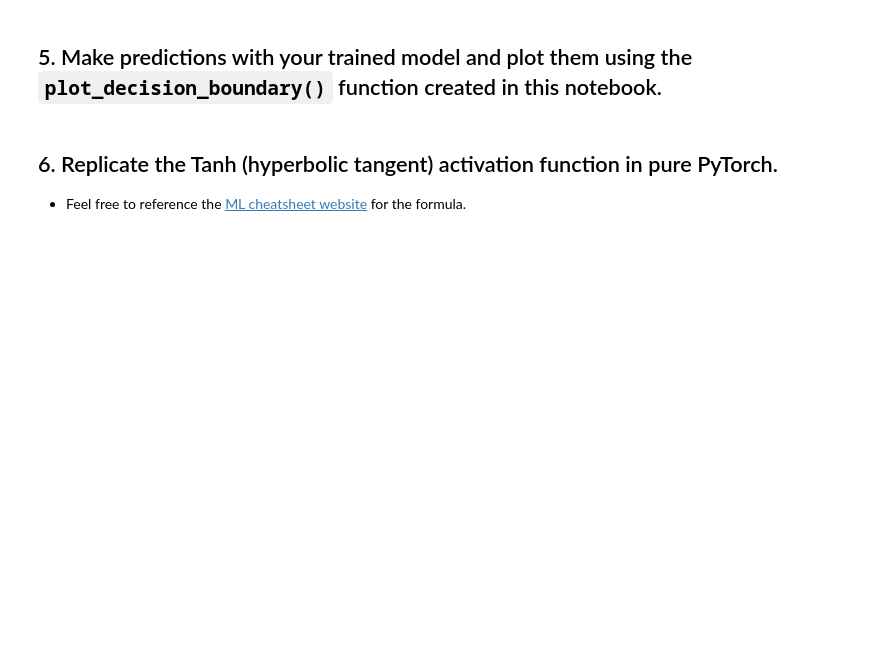
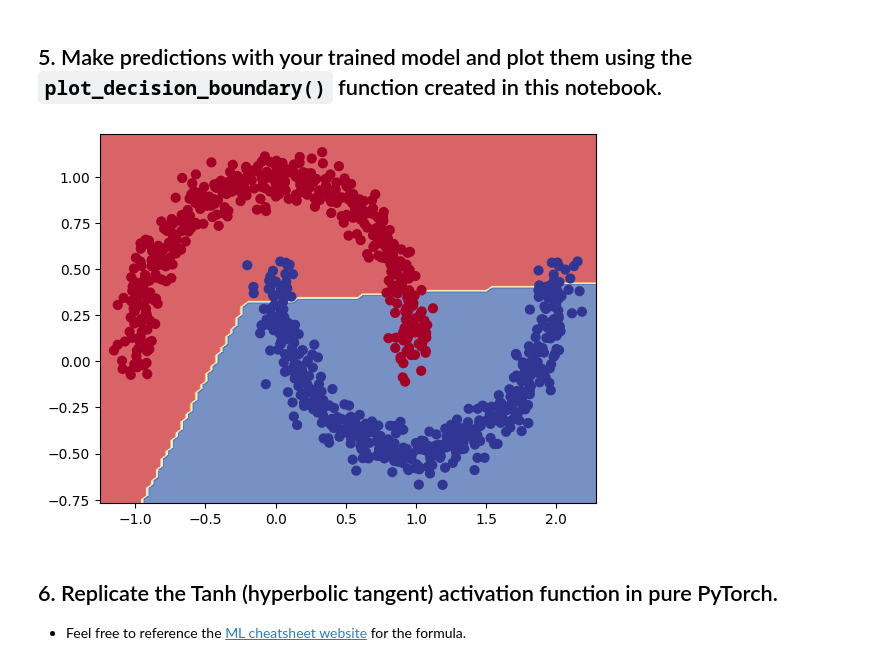
Before and after one commit to Vincent-Tiono/colab_exercise, a Jupyter notebook: extras/exercises/02_pytorch_classification_exercises.ipynb, the cells around one changed output. Saved outputs shown, nothing was run; the diff lists cells and outputs as text; code cells hidden in the pictures; blank space fills up the shorter version.

```diff
--- a/extras/exercises/02_pytorch_classification_exercises.ipynb
+++ b/extras/exercises/02_pytorch_classification_exercises.ipynb
@@ -101,50 +177,53 @@ from torchmetrics import Accuracy
 # %%
 ## TODO: Uncomment this to set the seed
-# torch.manual_seed(RANDOM_SEED)
+torch.manual_seed(RANDOM_SEED)
 
 # Setup epochs
-
+epochs = 1000
 
 # Send data to the device
 
 
 # Loop through the data
-# for epoch in range(epochs):
+for epoch in range(epochs):
   ### Training
-
+  moon_model.train()
 
   # 1. Forward pass (logits output)
-
+  y_logits = moon_model(X_train).squeeze()
   # Turn logits into prediction probabilities
-
+  y_pred = torch.sigmoid(y_logits)
 
   # Turn prediction probabilities into prediction labels
-
+  y_labels = torch.round(y_pred)
 
   # 2. Calculaute the loss
-  # loss = loss_fn(y_logits, y_train) # loss = compare model raw outputs to desired model outputs
+  loss = loss_fn(y_logits, y_train) # loss = compare model raw outputs to desired model outputs
 
   # Calculate the accuracy
-  # acc = acc_fn(y_pred, y_train.int()) # the accuracy function needs to compare pred labels (not logits) with actual labels
+  acc = acc_fn(y_pred, y_train.int()) # the accuracy function needs to compare pred labels (not logits) with actual labels
 
   # 3. Zero the gradients
-
+  optim.zero_grad()
 
   # 4. Loss backward (perform backpropagation) - https://brilliant.org/wiki/backpropagation/#:~:text=Backpropagation%2C%20short%20for%20%22backward%20propagation,to%20the%20neural%20network's%20weights.
+  loss.backward()
 
   # 5. Step the optimizer (gradient descent) - https://towardsdatascience.com/gradient-descent-algorithm-a-deep-dive-cf04e8115f21#:~:text=Gradient%20descent%20(GD)%20is%20an,e.g.%20in%20a%20linear%20regression)
-
+  optim.step()
 
   ### Testing
-  # model_0.eval()
-  # with torch.inference_mode():
+  moon_model.eval()
+  with torch.inference_mode():
     # 1. Forward pass (to get the logits)
-
+    test_logits = moon_model(X_test).squeeze()
     # Turn the test logits into prediction labels
-
+    test_labels = torch.round(torch.sigmoid(test_logits))
 
     # 2. Caculate the test loss/acc
-
+    test_loss = loss_fn(test_logits, y_test)
+    test_acc = acc_fn(test_labels, y_test.int())
 
   # Print out what's happening every 100 epochs
-  # if epoch % 100 == 0:
+  if epoch % 100 == 0:
+    print(f"Epoch: {epoch} | Loss: {loss:.2f}, acc: {acc:.2f} | Test loss: {test_loss:.2f}, Test acc: {test_acc:.2f}")
@@ -157,7 +247,7 @@ import numpy as np
 def plot_decision_boundary(model, X, y):
 
     # Put everything to CPU (works better with NumPy + Matplotlib)
-    model.to("cpu")
+    moon_model.to("cpu")
     X, y = X.to("cpu"), y.to("cpu")
 
     # Source - https://madewithml.com/courses/foundations/neural-networks/
@@ -171,9 +261,9 @@ def plot_decision_boundary(model, X, y):
     X_to_pred_on = torch.from_numpy(np.column_stack((xx.ravel(), yy.ravel()))).float()
 
     # Make predictions
-    model.eval()
+    moon_model.eval()
     with torch.inference_mode():
-        y_logits = model(X_to_pred_on)
+        y_logits = moon_model(X_to_pred_on)
 
     # Test for multi-class or binary and adjust logits to prediction labels
     if len(torch.unique(y)) > 2:
@@ -189,6 +279,9 @@ def plot_decision_boundary(model, X, y):
     plt.ylim(yy.min(), yy.max())
 # %%
 # Plot decision boundaries for training and test sets
+plot_decision_boundary(moon_model, X, y)
+# %% [output]
+[figure, added]
 # %% [markdown]
 ## 6. Replicate the Tanh (hyperbolic tangent) activation function in pure PyTorch.
   * Feel free to reference the [ML cheatsheet website](https://ml-cheatsheet.readthedocs.io/en/latest/activation_functions.html#tanh) for the formula.
```
Also changed, not shown: parts of 15 cells of this notebook.
